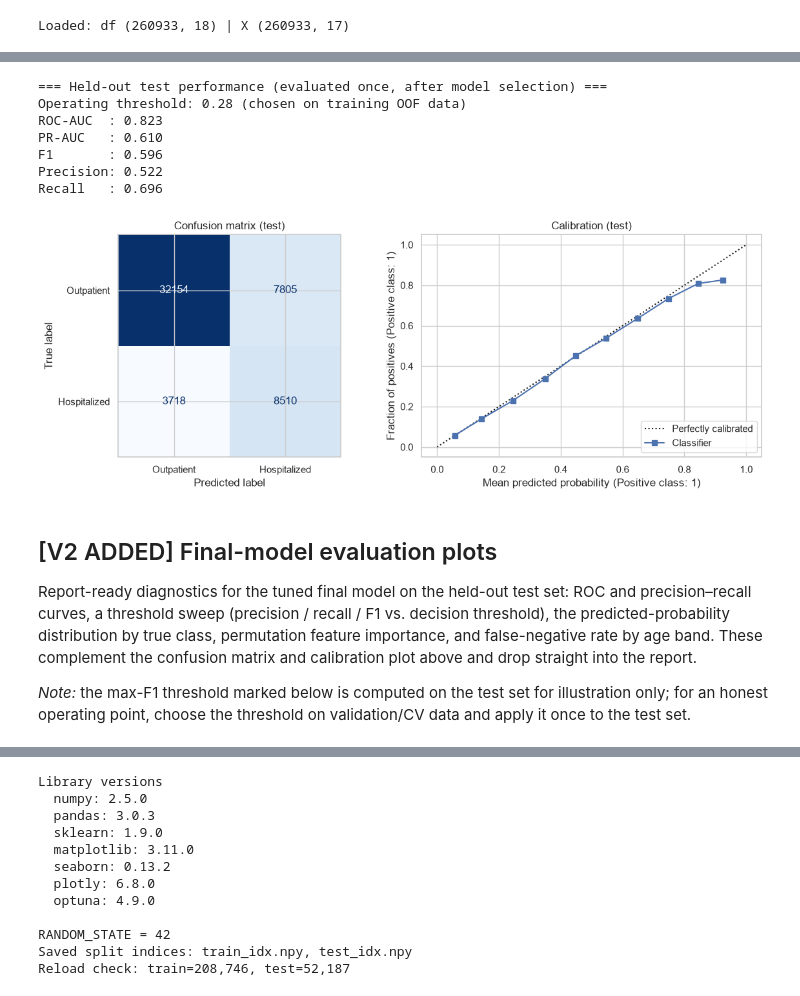
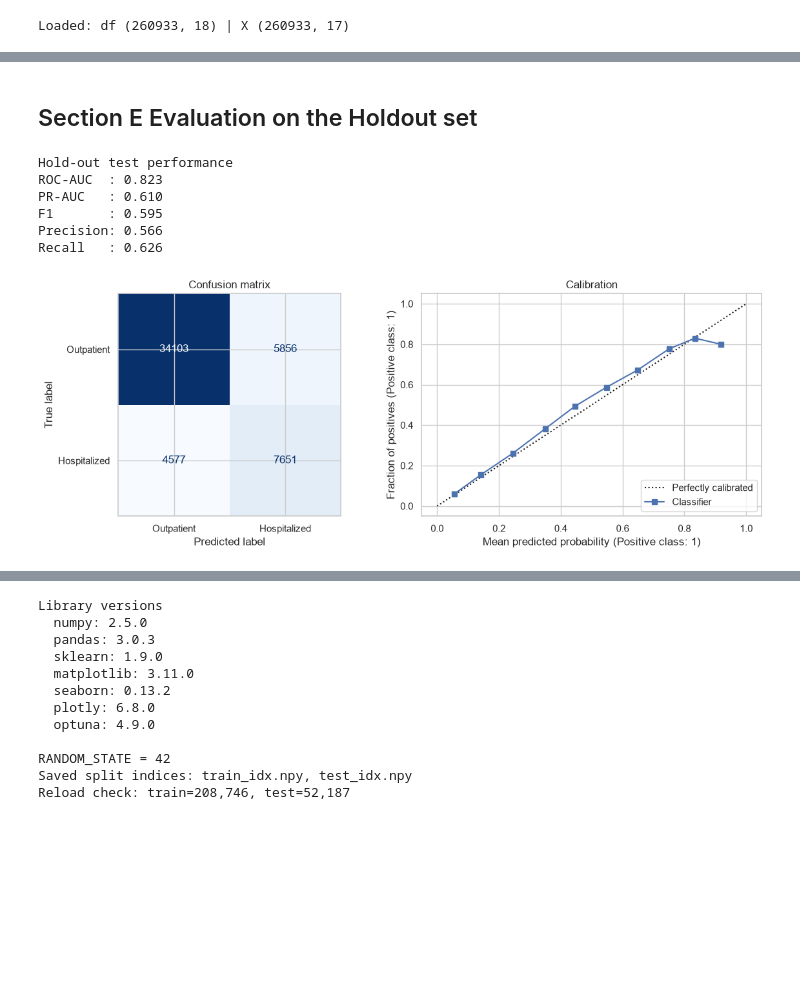
Before and after one commit to dfd0430/ml, a Jupyter notebook: project_notebook_v2_training.ipynb, the cells around one changed output, grey strips where cells are left out. Saved outputs shown, nothing was run; the diff lists cells and outputs as text; code cells hidden in the pictures; blank space fills up the shorter version.

```diff
--- a/project_notebook_v2_training.ipynb
+++ b/project_notebook_v2_training.ipynb
@@ -70,5 +74,5 @@ def make_preprocessor():
 # %%
-# we do simple hpyerparameter search just using a simple grid
+# we do gird search for hyperparameters we only do a search over the most impactful ones
 from sklearn.dummy import DummyClassifier
 from sklearn.ensemble import RandomForestClassifier
 from sklearn.neural_network import MLPClassifier
@@ -79,13 +83,18 @@ scoring = ['roc_auc', 'average_precision', 'f1', 'recall']
 models = {
     'Dummy (prior)':        (DummyClassifier(strategy='prior'), {}),
     'Logistic Regression':  (LogisticRegression(max_iter=1000, random_state=RANDOM_STATE),
-                             {'clf__C': [0.1, 1, 10]}),
+                             {'clf__C': [0.1, 1, 10],
+                              'clf__class_weight': [None, 'balanced']}),
     'Random Forest':        (RandomForestClassifier(n_estimators=200, n_jobs=-1,
                                                     random_state=RANDOM_STATE),
-                             {'clf__max_depth': [10, 20, None]}),
+                             {'clf__max_depth': [10, 20, None],
+                              'clf__min_samples_leaf': [1, 5],
+                              'clf__max_features': ['sqrt', None]}),
     'Neural Network (MLP)': (MLPClassifier(early_stopping=True, max_iter=200,
                                            random_state=RANDOM_STATE),
-                             {'clf__hidden_layer_sizes': [(32,), (64,), (128,)]}),
+                             {'clf__hidden_layer_sizes': [(32,), (64,), (128,)],
+                              'clf__alpha': [1e-4, 1e-3],
+                              'clf__learning_rate_init': [1e-3, 1e-2]}),
 }
 
 rows = []
@@ -103,7 +112,7 @@ for name, (clf, grid) in models.items():
         'Recall':      gs.cv_results_['mean_test_recall'][i],
     })
 
-results = pd.DataFrame(rows).set_index('model').round(3)
+results = pd.DataFrame(rows).set_index('model').round(4)
 results
 # %% [output]
 |  | best_params | ROC_AUC | PR_AUC | F1 | Recall |
@@ -348,50 +327,36 @@ plt.tight_layout(); plt.show()
+# %% [markdown]
+## Section E Evaluation on the Holdout set
 # %%
 from sklearn.metrics import (roc_auc_score, average_precision_score, f1_score,
                              recall_score, precision_score, confusion_matrix,
                              ConfusionMatrixDisplay)
 from sklearn.calibration import CalibrationDisplay
 
-# final_model = tuned pipeline + operating threshold, both decided on training data only
+test_proba = final_model.predict_proba(X_test)[:, 1]
+test_pred = final_model.predict(X_test)
 
-test_proba = final_model.predict_proba(X_test)[:, 1]
-test_pred = final_model.predict(X_test)   # applies CHOSEN_THRESHOLD, not 0.5
-
-print("=== Held-out test performance (evaluated once, after model selection) ===")
-print(f"Operating threshold: {CHOSEN_THRESHOLD:.2f} (chosen on training OOF data)")
+print("Hold-out test performance ")
 print(f"ROC-AUC  : {roc_auc_score(y_test, test_proba):.3f}")
 print(f"PR-AUC   : {average_precision_score(y_test, test_proba):.3f}")
 print(f"F1       : {f1_score(y_test, test_pred):.3f}")
 print(f"Precision: {precision_score(y_test, test_pred):.3f}")
 print(f"Recall   : {recall_score(y_test, test_pred):.3f}")
 
 fig, axes = plt.subplots(1, 2, figsize=(12, 4.5))
 ConfusionMatrixDisplay(
     confusion_matrix(y_test, test_pred),
     display_labels=['Outpatient', 'Hospitalized'],
 ).plot(ax=axes[0], colorbar=False, cmap='Blues', values_format='d')
-axes[0].set_title('Confusion matrix (test)')
+axes[0].set_title('Confusion matrix')
 CalibrationDisplay.from_predictions(y_test, test_proba, n_bins=10, ax=axes[1])
-axes[1].set_title('Calibration (test)')
+axes[1].set_title('Calibration')
 plt.tight_layout(); plt.show()
 # %% [output]
-=== Held-out test performance (evaluated once, after model selection) ===
-Operating threshold: 0.28 (chosen on training OOF data)
+Hold-out test performance
 ROC-AUC  : 0.823
 PR-AUC   : 0.610
-F1       : 0.596
-Precision: 0.522
-Recall   : 0.696
+F1       : 0.595
+Precision: 0.566
+Recall   : 0.626
-[figure, old version]
+[figure, new version]
-# %% [markdown]
-## [V2 ADDED] Final-model evaluation plots
-
-Report-ready diagnostics for the tuned final model on the held-out test set: ROC and
-precision–recall curves, a threshold sweep (precision / recall / F1 vs. decision threshold),
-the predicted-probability distribution by true class, permutation feature importance, and
-false-negative rate by age band. These complement the confusion matrix and calibration plot
-above and drop straight into the report.
-
-*Note:* the max-F1 threshold marked below is computed on the test set for illustration only;
-for an honest operating point, choose the threshold on validation/CV data and apply it once to
-the test set.
 # %%
```
Also changed, not shown: parts of 19 cells of this notebook, 2 other files.
